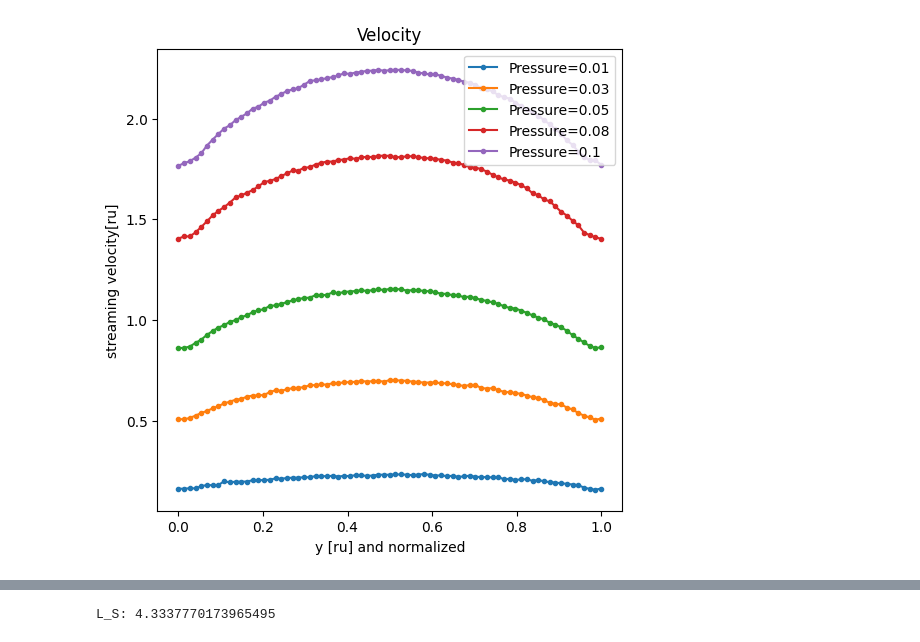
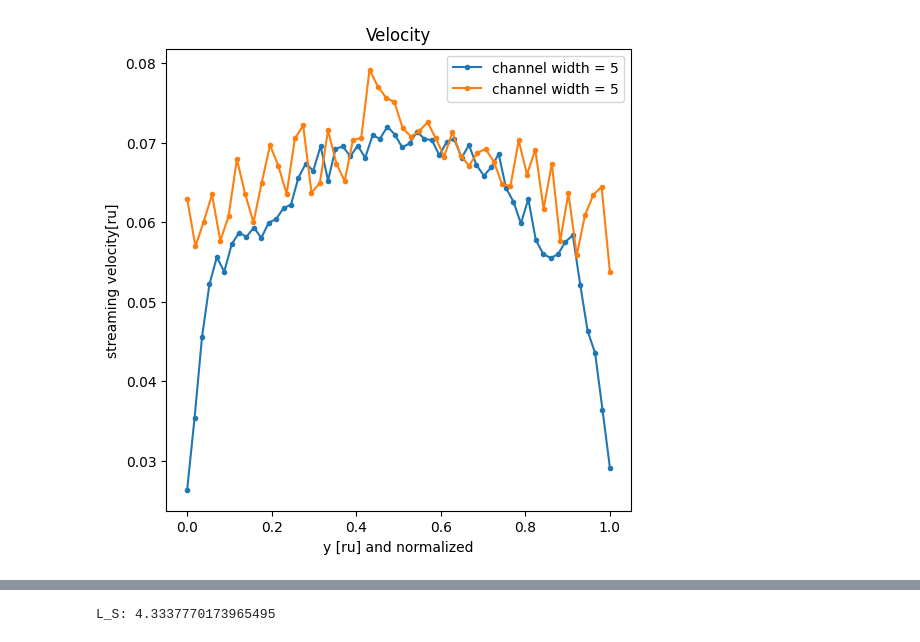
Before and after one commit to Cyandied/MathPhyscisSubjectModuleProject, a Jupyter notebook: MDSimulation/plot.ipynb, the cells around one changed output, grey strips where cells are left out. Cells and saved outputs as stored; diff of their text form; code cells hidden in the pictures.

```diff
--- a/MDSimulation/plot.ipynb
+++ b/MDSimulation/plot.ipynb
@@ -54,38 +54,38 @@ def plotV(table,lbl):
     plt.xlabel("y [ru] and normalized")
     plt.ylabel("streaming velocity[ru]")
     plt.legend()
 
 
 
 def plot(ax,file,lbl,all):
     table = getTable(f'../Tests/{file}.dat')
     if all:
         plotAll(ax,table,lbl)
     else:
         plotV(table,lbl)
 
 all = not True
 
 fig,ax = plt.subplots(1,3 if all else 1,sharex=False,figsize=(15 if all else 6,6))
 
-# plot(ax,"WG9","channel width = 5",all)
+plot(ax,"WG9","channel width = 5",all)
 # plot(ax,"WG8","channel width = 8",all)
 # plot(ax,"WG1","Pressure=0.01",all)
 # plot(ax,"WG2","channel width = 12",all)
 # plot(ax,"WG3","channel width = 15",all)
 # plot(ax,"WG4","Pressure=0.03",all)
 # plot(ax,"WG5","Pressure=0.05",all)
 # plot(ax,"WG6","Pressure=0.08",all)
 # plot(ax,"WG7","Pressure=0.1",all)
 
-# plot(ax,"WAu9","channel width = 5",all)
+plot(ax,"WAu9","channel width = 5",all)
 # plot(ax,"WAu8","channel width = 8",all)
-plot(ax,"WAu1","Pressure=0.01",all)
+# plot(ax,"WAu1","Pressure=0.01",all)
 # plot(ax,"WAu2","channel width = 12",all)
 # plot(ax,"WAu3","channel width = 15",all)
-plot(ax,"WAu4","Pressure=0.03",all)
-plot(ax,"WAu5","Pressure=0.05",all)
-plot(ax,"WAu6","Pressure=0.08",all)
-plot(ax,"WAu7","Pressure=0.1",all)
+# plot(ax,"WAu4","Pressure=0.03",all)
+# plot(ax,"WAu5","Pressure=0.05",all)
+# plot(ax,"WAu6","Pressure=0.08",all)
+# plot(ax,"WAu7","Pressure=0.1",all)
 # %% [output]
-[figure, old version]
+[figure, new version]
```
Also changed, not shown: parts of 2 cells of this notebook.
